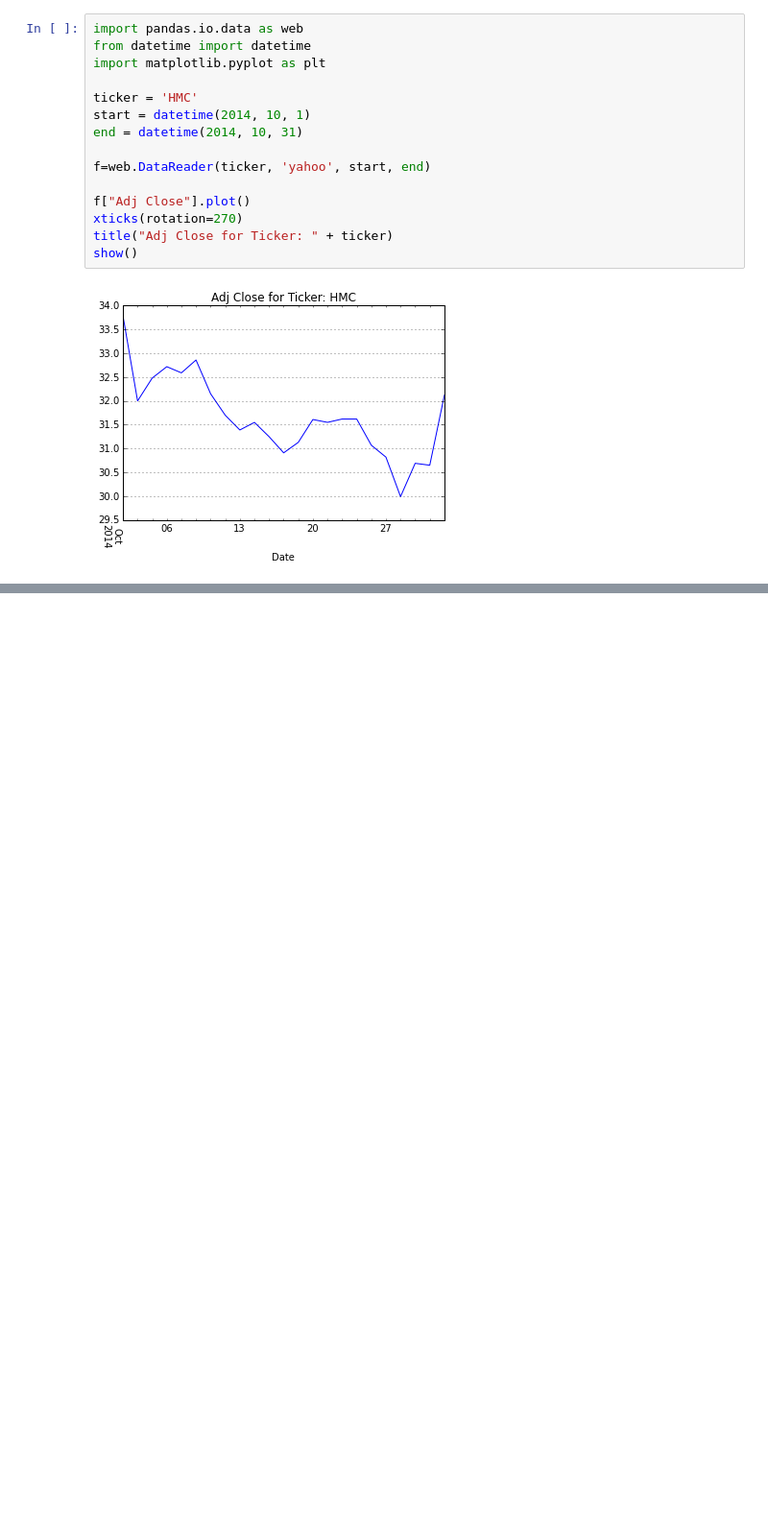
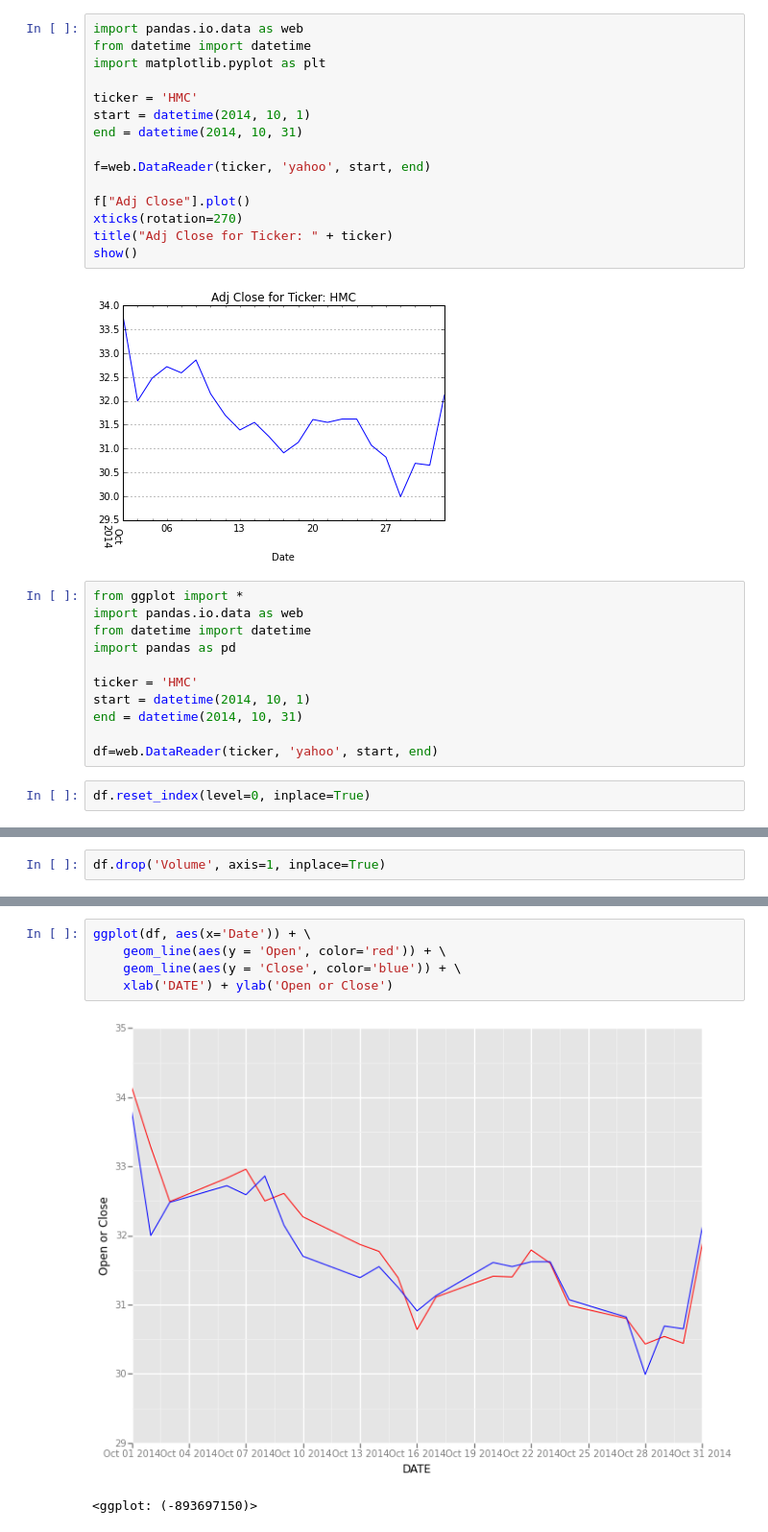
Before and after one commit to Ebotto1/ipython_notebooks, a Jupyter notebook: pandas/Yahoo_Stock_Data.ipynb, the cells around one changed output, grey strips where cells are left out. Shown at 96% size. Drawn from its saved outputs; the diff is of its cells as text; blank space fills up the shorter version.

Commit message:
yahoo_stock notebook save point

```diff
--- a/pandas/Yahoo_Stock_Data.ipynb
+++ b/pandas/Yahoo_Stock_Data.ipynb
@@ -15,3 +15,16 @@ title("Adj Close for Ticker: " + ticker)
 show()
 # %% [output]
 [figure]
+# %%
+from ggplot import *
+import pandas.io.data as web
+from datetime import datetime
+import pandas as pd
+
+ticker = 'HMC'
+start = datetime(2014, 10, 1)
+end = datetime(2014, 10, 31)
+
+df=web.DataReader(ticker, 'yahoo', start, end)
+# %%
+df.reset_index(level=0, inplace=True)
@@ -17,0 +40,2 @@ show()
+# %%
+df.drop('Volume', axis=1, inplace=True)
@@ -17,0 +51,8 @@ show()
+# %%
+ggplot(df, aes(x='Date')) + \
+    geom_line(aes(y = 'Open', color='red')) + \
+    geom_line(aes(y = 'Close', color='blue')) + \
+    xlab('DATE') + ylab('Open or Close')
+# %% [output]
+[figure, added]
+<ggplot: (-893697150)>
```
Also changed, not shown: parts of 5 cells of this notebook.
